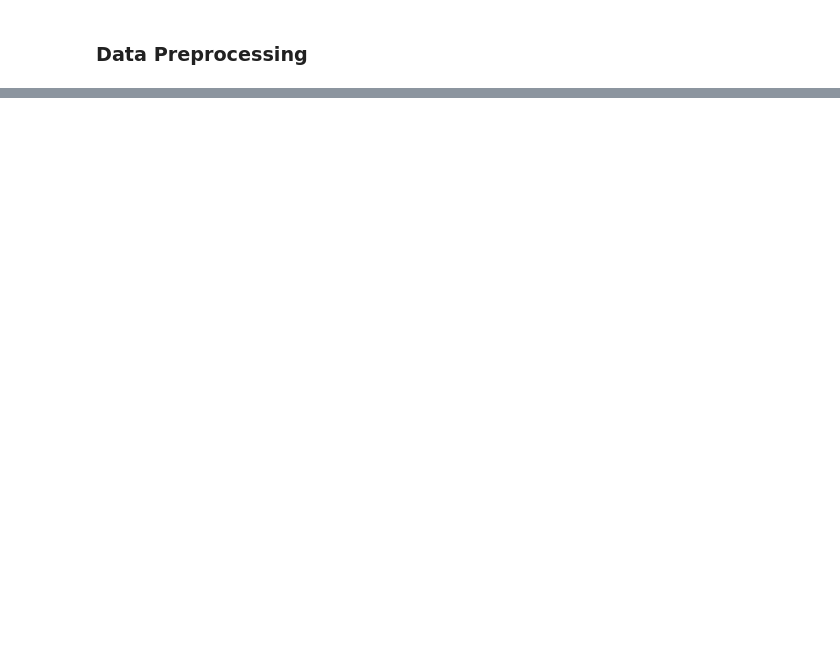
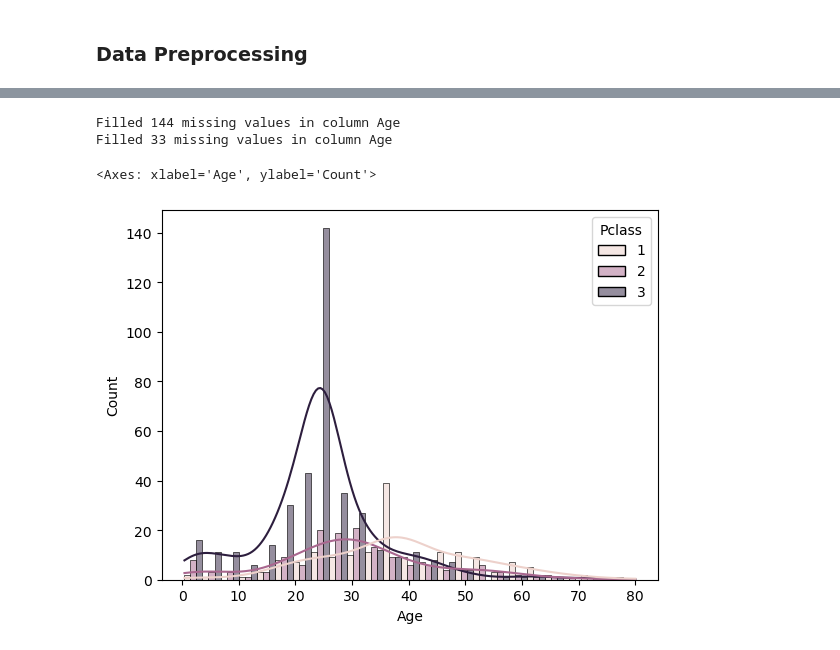
Before and after one commit to mklasby/ensf-444, a Jupyter notebook: lab-5/Lab-5-SVC-Trees-and-scaling-solutions.ipynb, the cells around one changed output, grey strips where cells are left out. Drawn from its saved outputs; the diff is of its cells as text; code cells hidden in the pictures; blank space fills up the shorter version.

```diff
--- a/lab-5/Lab-5-SVC-Trees-and-scaling-solutions.ipynb
+++ b/lab-5/Lab-5-SVC-Trees-and-scaling-solutions.ipynb
@@ -916,4 +810,0 @@ train_df
-# %%
-# Split data into features (X) and target (y)
-X = train_df.drop('Survived', axis=1)
-y = train_df['Survived']
@@ -1152,4 +810,0 @@ Decision Tree Accuracy: 0.827906976744186
-# %%
-# Load original dataset again:
-train_df = pd.read_csv(_DATA_PATH/"train.csv", index_col="PassengerId")
-test_df = pd.read_csv(_DATA_PATH/"test.csv", index_col="PassengerId")
@@ -1160,0 +831,7 @@ sns.histplot(train_df, x``="Age", kde=True, hue='Pclass', multiple='dodge')
+# %%
+# We can fill a few more Deck values using our newly found Cabins. Simply run the same apply function as above:
+# NOTE: Don't forget test!
+train_df['Deck'] = train_df['Cabin'].apply(lambda x: x[0] if x is not np.NaN else x)
+test_df['Deck'] = test_df['Cabin'].apply(lambda x: x[0] if x is not np.NaN else x)
+
+train_df.isna().sum().sort_values(ascending=False)
@@ -1160,0 +858,6 @@ sns.histplot(train_df, x``="Age", kde=True, hue='Pclass', multiple='dodge')
+# %%
+# Let's fill the remaining Cabin's with the UNK token:
+train_df['Cabin'] = train_df['Cabin'].fillna(value="UNK")
+test_df['Cabin'] = test_df['Cabin'].fillna(value="UNK")
+
+train_df.isna().sum().sort_values(ascending=False)
@@ -1160,0 +946,15 @@ sns.histplot(train_df, x``="Age", kde=True, hue='Pclass', multiple='dodge')
+# %%
+# We can re-use the MarImputer transformer to fill missing ages based on the mean Age of each PClass!
+# plot histogram of age after transformation to cmpare with my results
+
+age_imputer = MARImputer(corr_feature="Pclass", dep_feature="Age", agg=pd.Series.mean)
+
+train_df = age_imputer.fit_transform(train_df)
+test_df = age_imputer.transform(test_df)
+
+sns.histplot(train_df, x="Age", kde=True, hue='Pclass', multiple='dodge')
+# %% [output]
+Filled 144 missing values in column Age
+Filled 33 missing values in column Age
+<Axes: xlabel='Age', ylabel='Count'>
+[figure, added]
```
Also changed, not shown: parts of 68 cells of this notebook.
